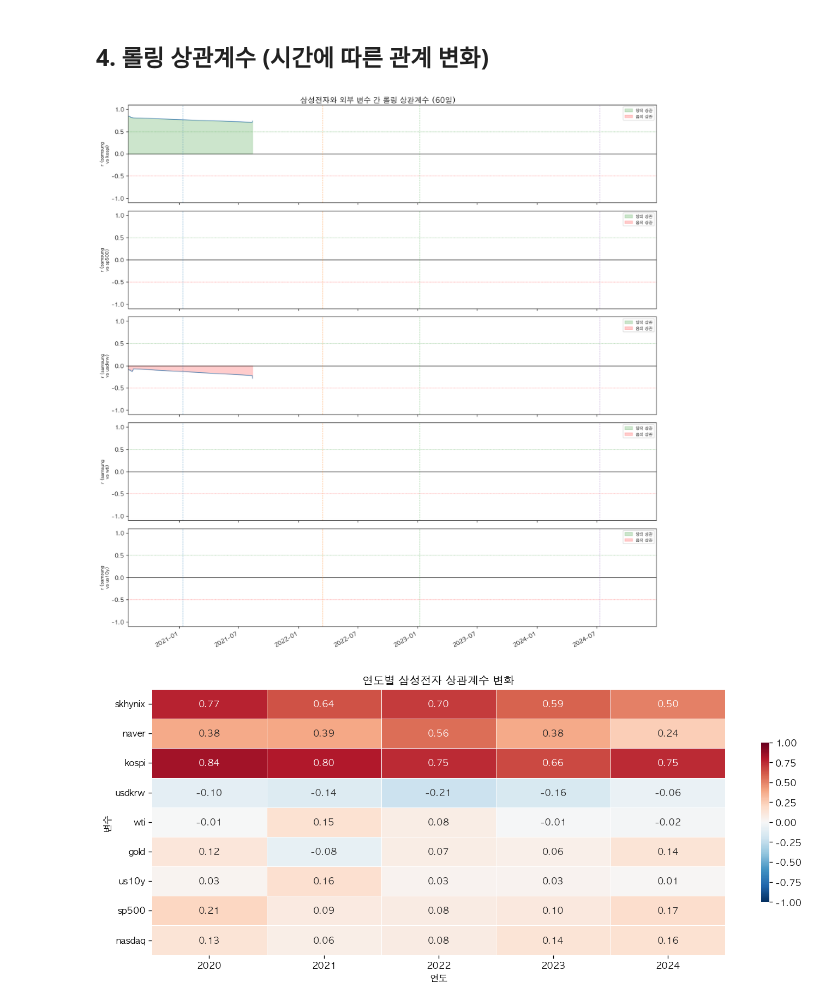
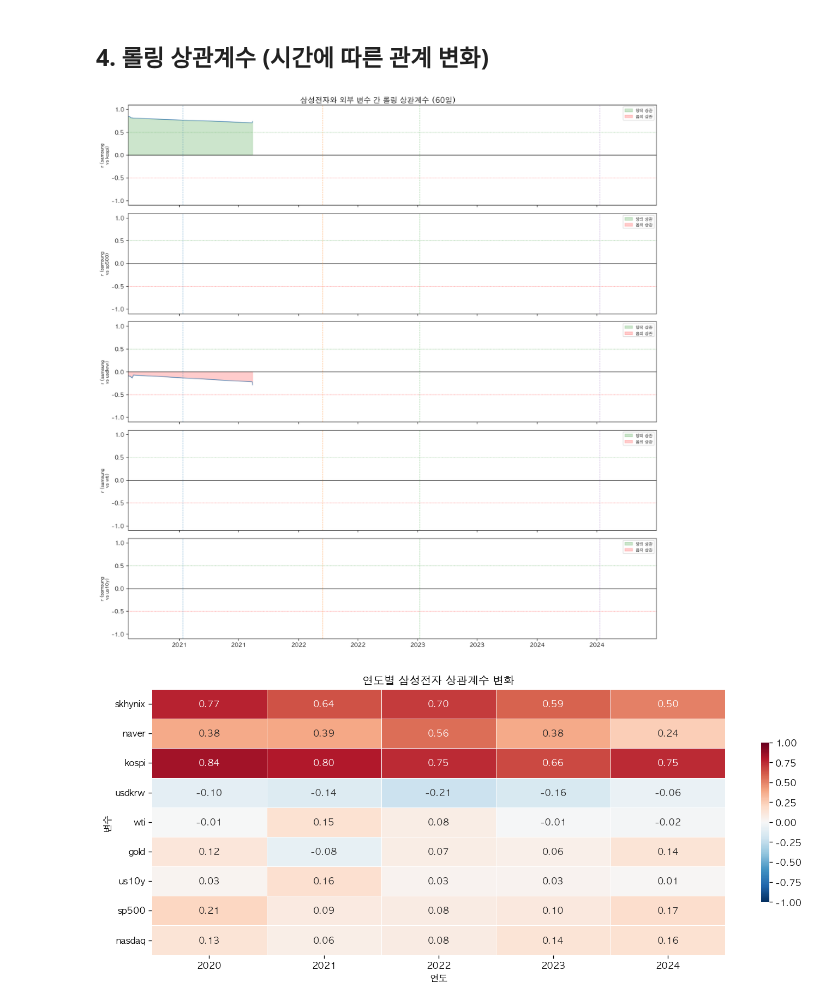
Before and after one commit to jinjintaek/korean-stock-external-factors-eda, a Jupyter notebook: notebooks/02_eda_analysis.ipynb, the cells around one changed output. Cells and saved outputs as stored; diff of their text form; code cells hidden in the pictures.

```diff
--- a/notebooks/02_eda_analysis.ipynb
+++ b/notebooks/02_eda_analysis.ipynb
@@ -149,9 +149,12 @@ norm = master.div(first_valid) * 100
 fig, axes = plt.subplots(3, 1, figsize=(14, 12), sharex=True)
 fig.suptitle('주요 변수 정규화 추이 (각 시계열 첫 거래일 = 100)', fontsize=13, fontweight='bold')
 
+color_cycle = plt.rcParams['axes.prop_cycle'].by_key()['color']
+
 ax = axes[0]
-for col, style in [('samsung', '-'), ('skhynix', '--'), ('naver', ':'), ('kospi', '-')]:
-    norm[col].dropna().plot(ax=ax, label=col, linewidth=1.2, linestyle=style)
+for i, (col, style) in enumerate([('samsung', '-'), ('skhynix', '--'), ('naver', ':'), ('kospi', '-')]):
+    s = norm[col].dropna()
+    ax.plot(s.index, s.values, label=col, linewidth=1.2, linestyle=style, color=color_cycle[i % len(color_cycle)])
 ax.set_title('한국 주식 vs KOSPI', fontsize=10)
 ax.set_ylabel('정규화 지수')
 ax.legend(fontsize=8, loc='upper left')
@@ -159,8 +162,9 @@ ax.axhline(100, color='gray', linestyle=':', alpha=0.4)
 add_events(ax)
 
 ax = axes[1]
-for col in ['sp500', 'nasdaq', 'kospi']:
-    norm[col].dropna().plot(ax=ax, label=col, linewidth=1.2)
+for i, col in enumerate(['sp500', 'nasdaq', 'kospi']):
+    s = norm[col].dropna()
+    ax.plot(s.index, s.values, label=col, linewidth=1.2, color=color_cycle[i % len(color_cycle)])
 ax.set_title('글로벌 지수 비교', fontsize=10)
 ax.set_ylabel('정규화 지수')
 ax.legend(fontsize=8, loc='upper left')
@@ -168,20 +172,21 @@ ax.axhline(100, color='gray', linestyle=':', alpha=0.4)
 add_events(ax)
 
 ax = axes[2]
-for col in ['usdkrw', 'wti', 'gold', 'us10y']:
-    norm[col].dropna().plot(ax=ax, label=col, linewidth=1.2)
+for i, col in enumerate(['usdkrw', 'wti', 'gold', 'us10y']):
+    s = norm[col].dropna()
+    ax.plot(s.index, s.values, label=col, linewidth=1.2, color=color_cycle[i % len(color_cycle)])
 ax.set_title('외부 변수 (환율·유가·금·금리)', fontsize=10)
 ax.set_ylabel('정규화 지수')
 ax.legend(fontsize=8, loc='upper left')
 ax.axhline(100, color='gray', linestyle=':', alpha=0.4)
 add_events(ax)
 
-# xlim 명시 + DateFormatter만 설정 (MonthLocator 제거)
+# xlim 명시 + DateFormatter (MonthLocator 제거)
 date_min = master.apply(lambda c: c.dropna().index.min()).min()
 date_max = master.index.max()
 axes[-1].set_xlim(date_min, date_max)
-axes[-1].xaxis.set_major_formatter(mdates.DateFormatter('%Y-%m'))
-plt.setp(axes[-1].xaxis.get_majorticklabels(), rotation=30, ha='right')
+axes[-1].xaxis.set_major_formatter(mdates.DateFormatter('%Y'))
+plt.setp(axes[-1].xaxis.get_majorticklabels(), rotation=0, ha='center')
 
 plt.tight_layout()
 plt.savefig(FIG_DIR / 'fig2_normalized_trends.png', bbox_inches='tight')
@@ -316,40 +321,39 @@ WINDOW = 60
 rolling_corr_vars = ['kospi', 'sp500', 'usdkrw', 'wti', 'us10y']
 
 rolling_corrs = pd.DataFrame({
     var: returns['samsung'].rolling(WINDOW).corr(returns[var])
     for var in rolling_corr_vars
 })
 
 valid_start = rolling_corrs.dropna(how='all').index.min()
 valid_end   = rolling_corrs.index.max()
 
 fig, axes = plt.subplots(len(rolling_corr_vars), 1, figsize=(14, 14), sharex=True)
 fig.suptitle(f'삼성전자와 외부 변수 간 롤링 상관계수 ({WINDOW}일)', fontsize=13, fontweight='bold')
 
 for ax, var in zip(axes, rolling_corr_vars):
     r = rolling_corrs[var].dropna()
-    ax.plot(r.index, r, linewidth=1, color='steelblue')
-    ax.fill_between(r.index, r, 0, where=(r > 0), alpha=0.2, color='green', label='양의 상관')
-    ax.fill_between(r.index, r, 0, where=(r < 0), alpha=0.2, color='red',   label='음의 상관')
+    ax.plot(r.index, r.values, linewidth=1, color='steelblue')
+    ax.fill_between(r.index, r.values, 0, where=(r.values > 0), alpha=0.2, color='green', label='양의 상관')
+    ax.fill_between(r.index, r.values, 0, where=(r.values < 0), alpha=0.2, color='red',   label='음의 상관')
     ax.axhline(0,    color='black', lw=0.8)
     ax.axhline(0.5,  color='green', lw=0.5, linestyle='--', alpha=0.5)
     ax.axhline(-0.5, color='red',   lw=0.5, linestyle='--', alpha=0.5)
     ax.set_ylabel(f'r (samsung\nvs {var})', fontsize=8)
     ax.set_ylim(-1.1, 1.1)
     ax.legend(fontsize=7, loc='upper right')
     for ev in EVENTS:
         ax.axvline(pd.Timestamp(ev['date']), color=ev['color'], linestyle='--', alpha=0.5, lw=0.8)
 
-# xlim 명시 + DateFormatter만 설정 (MonthLocator 제거)
 axes[-1].set_xlim(valid_start, valid_end)
-axes[-1].xaxis.set_major_formatter(mdates.DateFormatter('%Y-%m'))
-plt.setp(axes[-1].xaxis.get_majorticklabels(), rotation=30, ha='right')
+axes[-1].xaxis.set_major_formatter(mdates.DateFormatter('%Y'))
+plt.setp(axes[-1].xaxis.get_majorticklabels(), rotation=0, ha='center')
 
 plt.tight_layout()
 plt.savefig(FIG_DIR / 'fig6_rolling_correlation.png', bbox_inches='tight')
 plt.show()
 # %% [output]
-[figure, old version]
+[figure, new version]
 # %%
 # ── 연도별 상관계수 히트맵 ────────────────────────────────────
 years = [2020, 2021, 2022, 2023, 2024]
```
Also changed, not shown: parts of 2 cells of this notebook, 8 other files.
